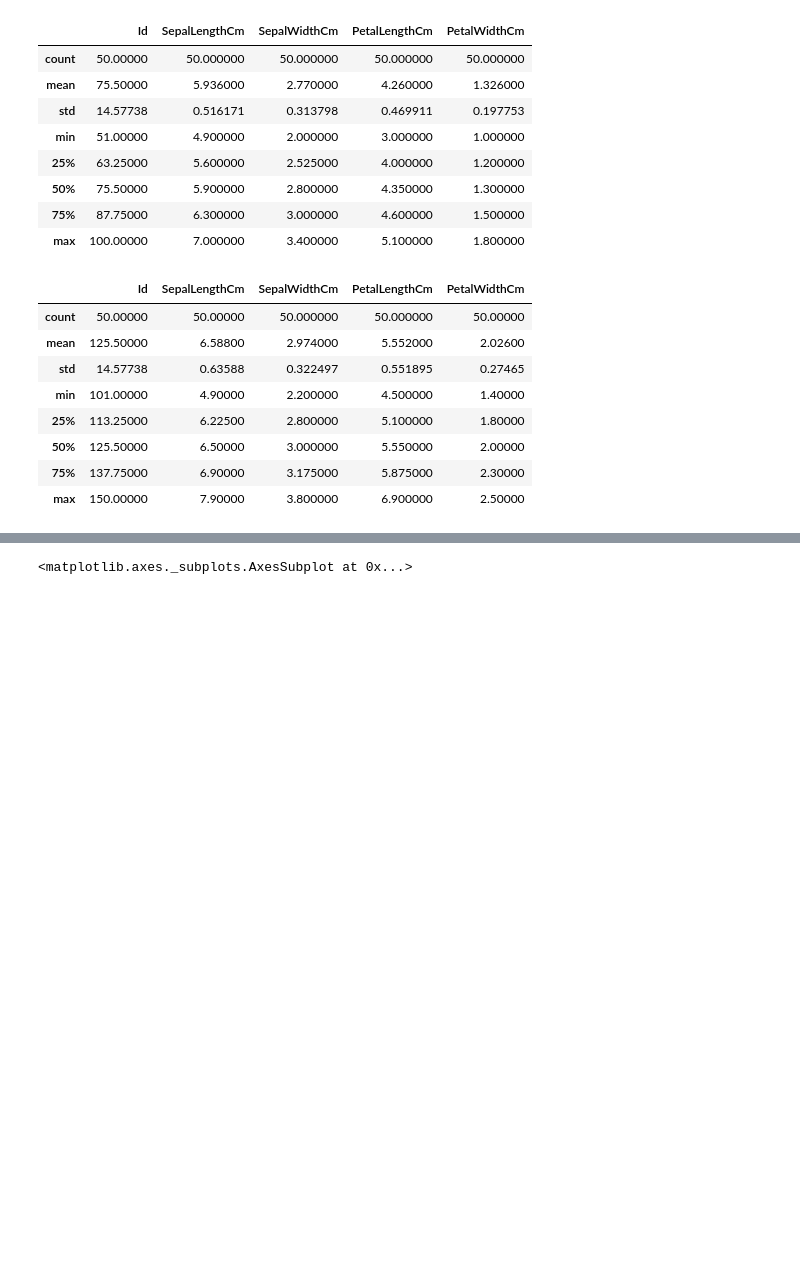
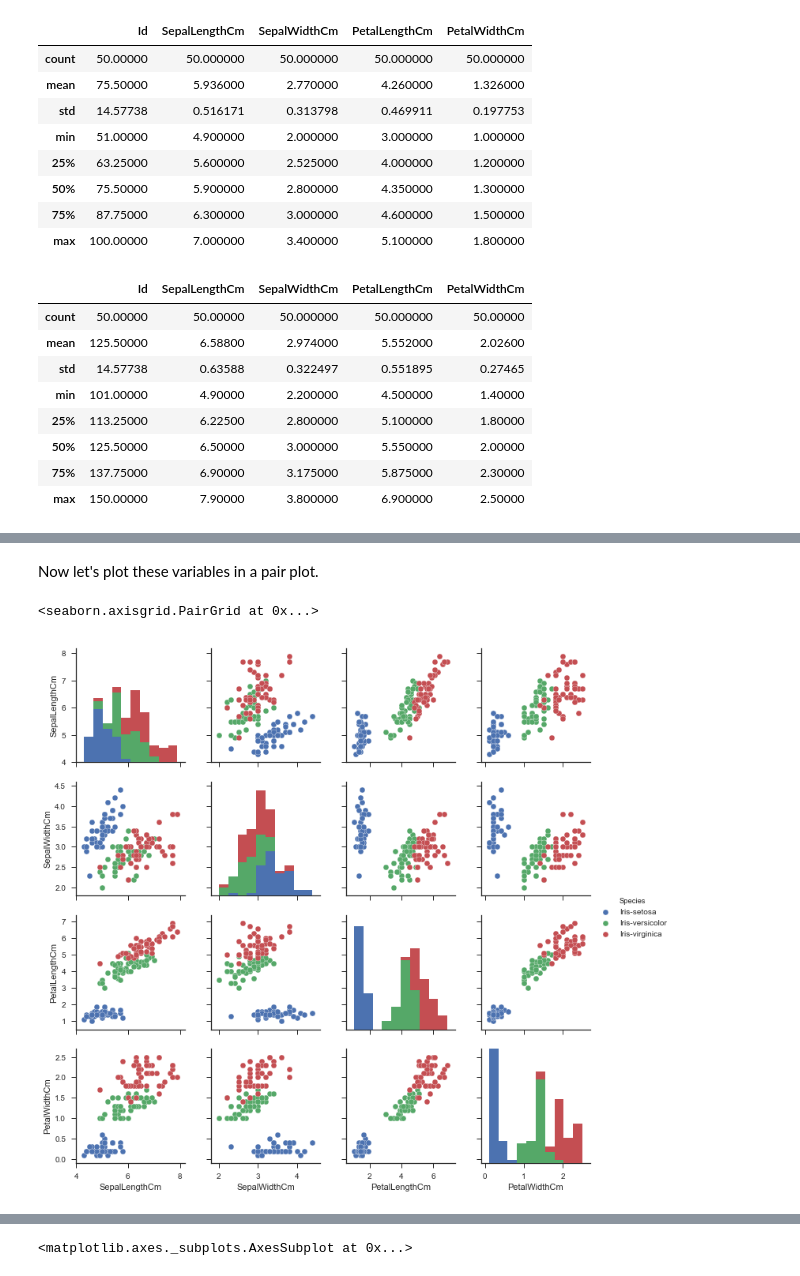
Before and after one commit to varsha-shewale/ActualSubmittedFiles, a Jupyter notebook: EDA_Iris/Iris.ipynb, the cells around one changed output, grey strips where cells are left out. Cells and saved outputs as stored; diff of their text form; code cells hidden in the pictures; blank space fills up the shorter version.

```diff
--- a/EDA_Iris/Iris.ipynb
+++ b/EDA_Iris/Iris.ipynb
@@ -78,0 +112,9 @@ array([[<matplotlib.axes._subplots.AxesSubplot object at 0x...>,
+# %% [markdown]
+Now let's plot these variables in a pair plot.
+# %%
+sns.set(style="ticks", color_codes=True)
+p = sns.pairplot(df_iris_sub, hue = 'Species')
+p
+# %% [output]
+<seaborn.axisgrid.PairGrid at 0x...>
+[figure, added]
```
Also changed, not shown: parts of 12 cells of this notebook.
